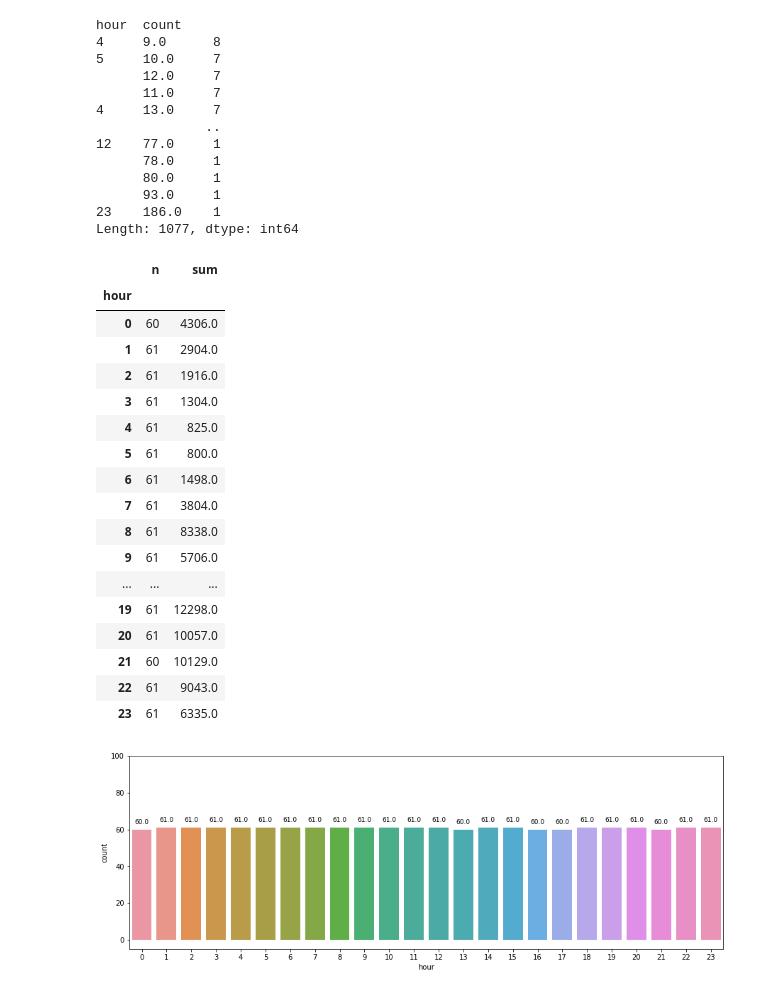
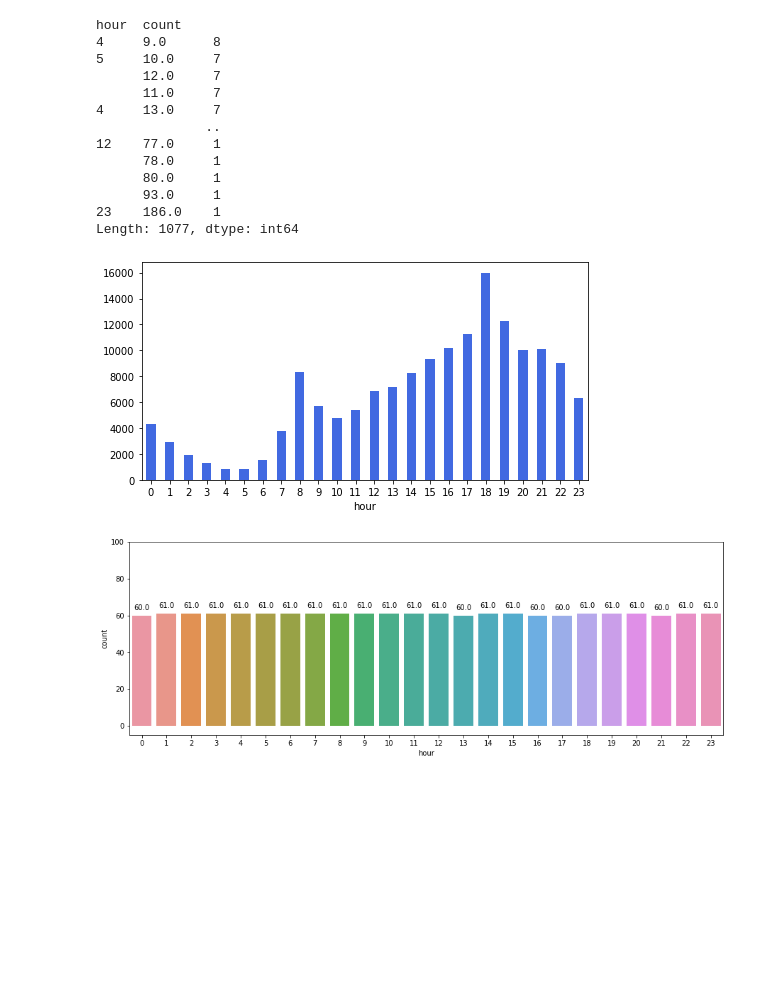
Before and after one commit to ha-es/doit_python, a Jupyter notebook: DACON/02_bike/train_test.ipynb, the cells around one changed output. Drawn from its saved outputs; the diff is of its cells as text; code cells hidden in the pictures; blank space fills up the shorter version.

```diff
--- a/DACON/02_bike/Untitled1.ipynb
+++ b/DACON/02_bike/train_test.ipynb
@@ -165,26 +165,9 @@ Length: 1077, dtype: int64
 # %%
 hour_sum = hour_count.groupby('hour', as_index=True).agg( n = ('count', 'count'),
                               sum = ('count','sum'))
-hour_sum
+hour_sum['sum'].plot.bar(color='royalblue',figsize=(8,4), rot=0);
 # %% [output]
-|  | n | sum |
-| hour |  |  |
-| 0 | 60 | 4306.0 |
-| 1 | 61 | 2904.0 |
-| 2 | 61 | 1916.0 |
-| 3 | 61 | 1304.0 |
-| 4 | 61 | 825.0 |
-| 5 | 61 | 800.0 |
-| 6 | 61 | 1498.0 |
-| 7 | 61 | 3804.0 |
-| 8 | 61 | 8338.0 |
-| 9 | 61 | 5706.0 |
-| ... | ... | ... |
-| 19 | 61 | 12298.0 |
-| 20 | 61 | 10057.0 |
-| 21 | 60 | 10129.0 |
-| 22 | 61 | 9043.0 |
-| 23 | 61 | 6335.0 |
+[figure, added]
 # %%
 fig = plt.subplots(figsize=(15,5))
 ax= sns.countplot(data=train,  x='hour');
```
Also changed, not shown: parts of 1 cell of this notebook, 2 other files.
